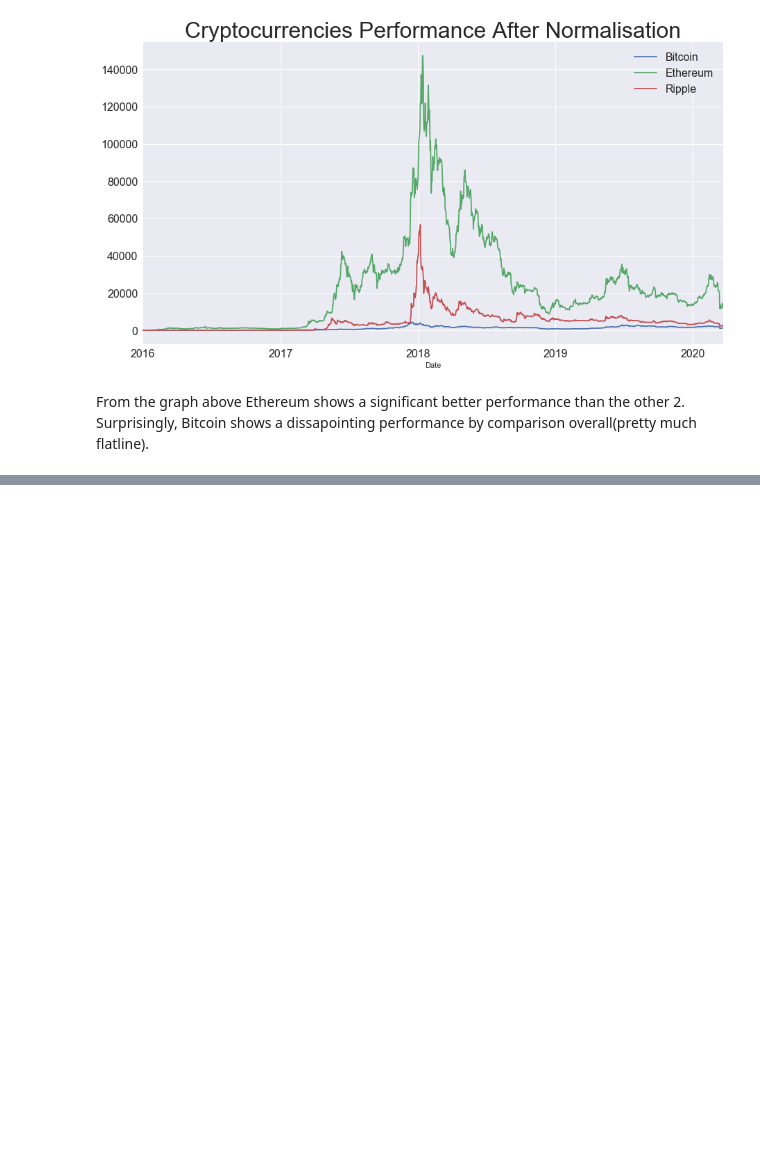
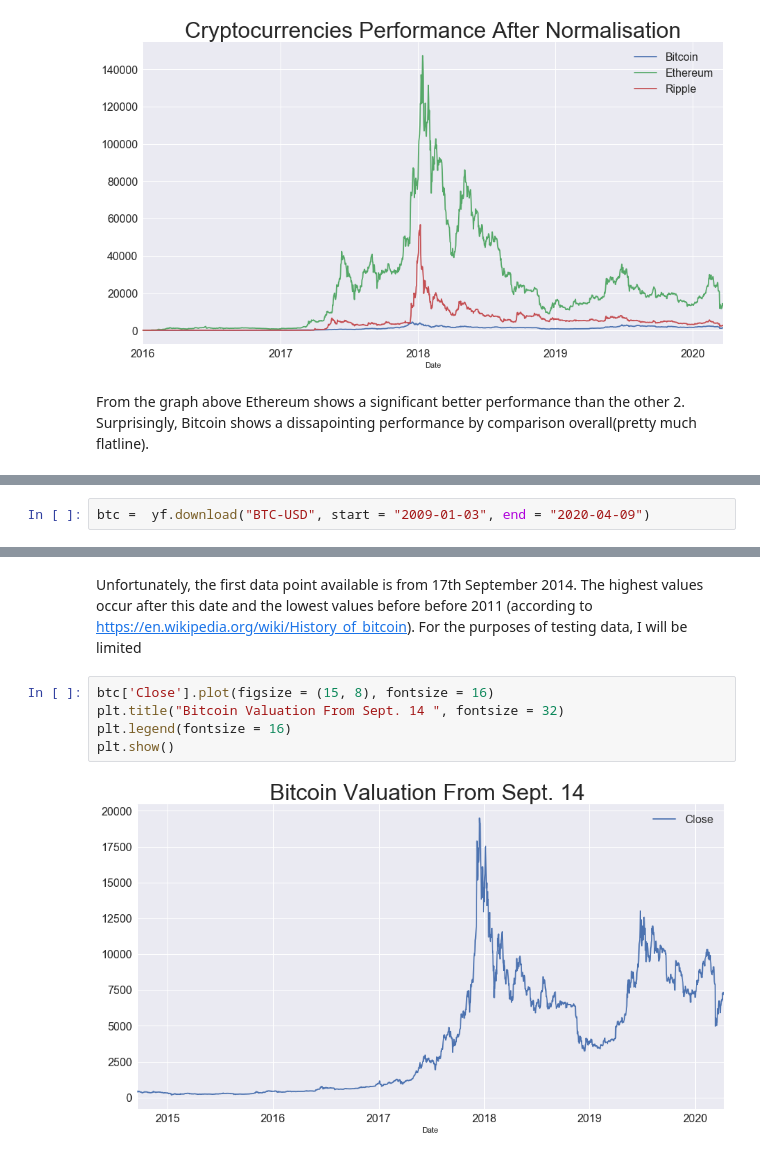
Before and after one commit to MarcoMen-Temp/Cryptocurrencies, a Jupyter notebook: Cryptos.ipynb, the cells around one changed output, grey strips where cells are left out. Cells and saved outputs as stored; diff of their text form; blank space fills up the shorter version.

```diff
--- a/Cryptos.ipynb
+++ b/Cryptos.ipynb
@@ -241,0 +262,2 @@ From the graph above Ethereum shows a significant better performance than the ot
+# %%
+btc =  yf.download("BTC-USD", start = "2009-01-03", end = "2020-04-09")
@@ -241,0 +276,10 @@ From the graph above Ethereum shows a significant better performance than the ot
+# %% [markdown]
+Unfortunately, the first data point available is from 17th September 2014. The highest values occur after this date and the lowest values before before 2011 (according to https://en.wikipedia.org/wiki/History_of_bitcoin).
+For the purposes of testing data, I will be limited
+# %%
+btc['Close'].plot(figsize = (15, 8), fontsize = 16)
+plt.title("Bitcoin Valuation From Sept. 14 ", fontsize = 32)
+plt.legend(fontsize = 16)
+plt.show()
+# %% [output]
+[figure, added]
```
Also changed, not shown: parts of 6 cells of this notebook.
